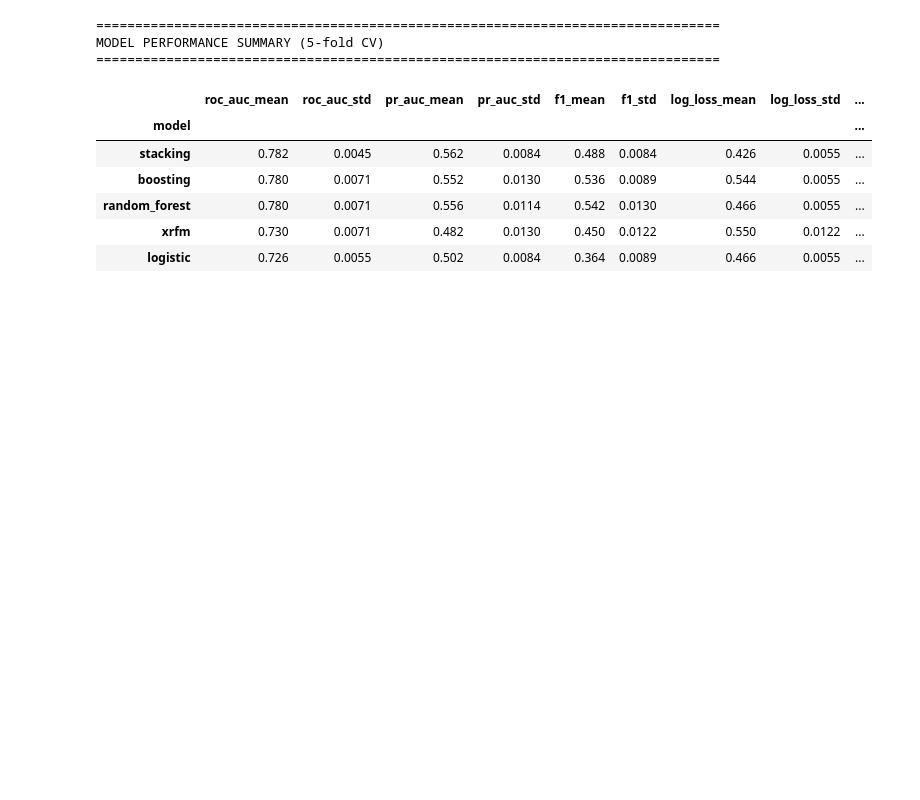
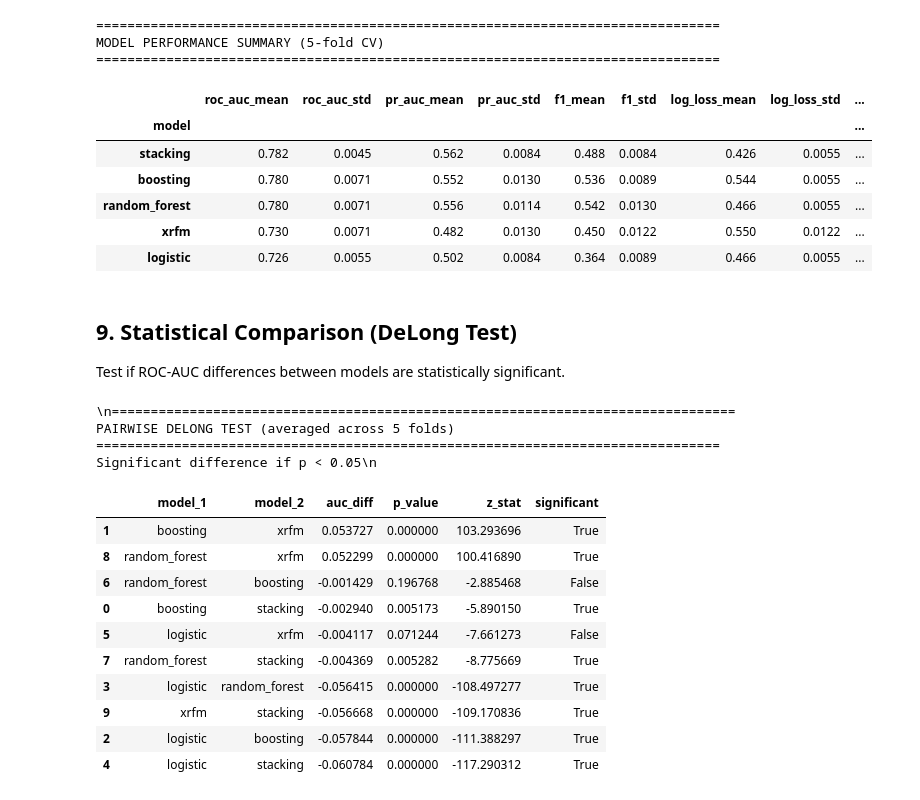
Before and after one commit to evamartin1240/AML-Project3, a Jupyter notebook: notebooks/visualizations.ipynb, the cells around one changed output. Drawn from its saved outputs; the diff is of its cells as text; code cells hidden in the pictures; blank space fills up the shorter version.

```diff
--- a/notebooks/visualizations.ipynb
+++ b/notebooks/visualizations.ipynb
@@ -340,3 +340,7 @@ MODEL PERFORMANCE SUMMARY (5-fold CV)
 | random_forest | 0.780 | 0.0071 | 0.556 | 0.0114 | 0.542 | 0.0130 | 0.466 | 0.0055 | ... |
 | xrfm | 0.730 | 0.0071 | 0.482 | 0.0130 | 0.450 | 0.0122 | 0.550 | 0.0122 | ... |
 | logistic | 0.726 | 0.0055 | 0.502 | 0.0084 | 0.364 | 0.0089 | 0.466 | 0.0055 | ... |
+# %% [markdown]
+## 9. Statistical Comparison (DeLong Test)
+
+Test if ROC-AUC differences between models are statistically significant.
@@ -342,0 +402,64 @@ MODEL PERFORMANCE SUMMARY (5-fold CV)
+# %%
+# Perform pairwise DeLong tests across all folds
+model_names = list(cv_results.keys())
+comparisons = []
+
+for fold_idx in range(len(cv_results['logistic'])):
+    # Get y_true (same for all models in same fold)
+    y_true = np.array(cv_results['logistic'][fold_idx]['y_true'])
+
+    # Compare all pairs
+    for i in range(len(model_names)):
+        for j in range(i+1, len(model_names)):
+            model1 = model_names[i]
+            model2 = model_names[j]
+
+            y_pred1 = np.array(cv_results[model1][fold_idx]['y_prob'])
+            y_pred2 = np.array(cv_results[model2][fold_idx]['y_prob'])
+
+            z, p_value, auc1, auc2 = delong_test(y_true, y_pred1, y_pred2)
+
+            comparisons.append({
+                'fold': fold_idx + 1,
+                'model_1': model1,
+                'model_2': model2,
+                'auc_1': auc1,
+                'auc_2': auc2,
+                'auc_diff': auc1 - auc2,
+                'z_stat': z,
+                'p_value': p_value
+            })
+
+df_delong = pd.DataFrame(comparisons)
+
+# Aggregate across folds
+df_delong_summary = df_delong.groupby(['model_1', 'model_2']).agg({
+    'auc_diff': 'mean',
+    'p_value': 'mean',
+    'z_stat': 'mean'
+}).reset_index()
+
+df_delong_summary['significant'] = df_delong_summary['p_value'] < 0.05
+df_delong_summary = df_delong_summary.sort_values('auc_diff', ascending=False)
+
+print("\\n" + "="*80)
+print("PAIRWISE DELONG TEST (averaged across 5 folds)")
+print("="*80)
+print("Significant difference if p < 0.05\\n")
+df_delong_summary
+# %% [output]
+\n================================================================================
+PAIRWISE DELONG TEST (averaged across 5 folds)
+================================================================================
+Significant difference if p < 0.05\n
+|  | model_1 | model_2 | auc_diff | p_value | z_stat | significant |
+| 1 | boosting | xrfm | 0.053727 | 0.000000 | 103.293696 | True |
+| 8 | random_forest | xrfm | 0.052299 | 0.000000 | 100.416890 | True |
+| 6 | random_forest | boosting | -0.001429 | 0.196768 | -2.885468 | False |
+| 0 | boosting | stacking | -0.002940 | 0.005173 | -5.890150 | True |
+| 5 | logistic | xrfm | -0.004117 | 0.071244 | -7.661273 | False |
+| 7 | random_forest | stacking | -0.004369 | 0.005282 | -8.775669 | True |
+| 3 | logistic | random_forest | -0.056415 | 0.000000 | -108.497277 | True |
+| 9 | xrfm | stacking | -0.056668 | 0.000000 | -109.170836 | True |
+| 2 | logistic | boosting | -0.057844 | 0.000000 | -111.388297 | True |
+| 4 | logistic | stacking | -0.060784 | 0.000000 | -117.290312 | True |
```
Also changed, not shown: parts of 2 cells of this notebook, 1 other file.
